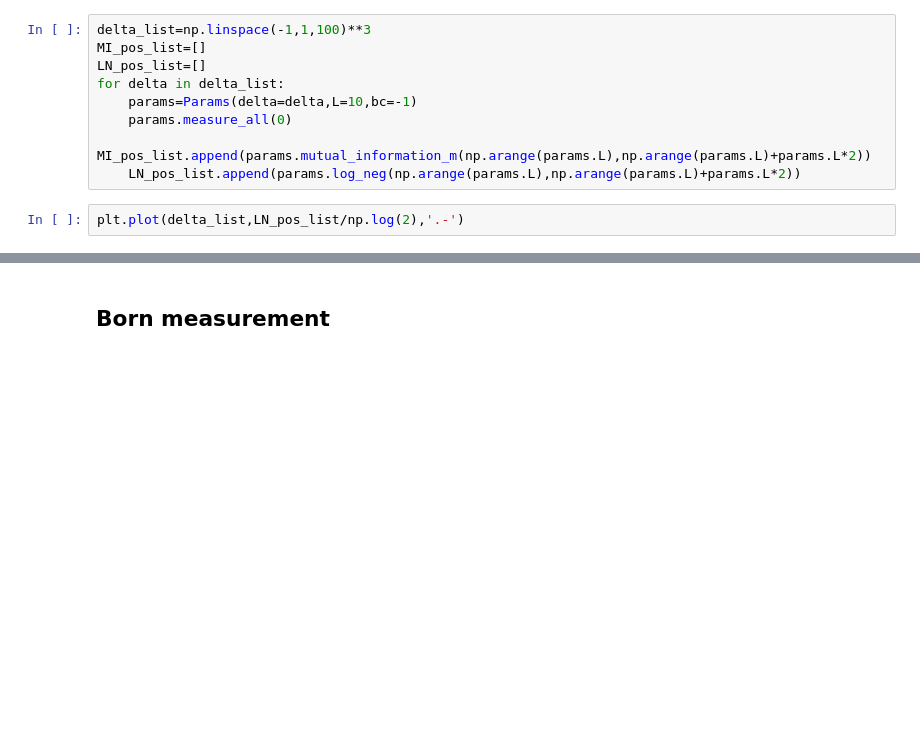
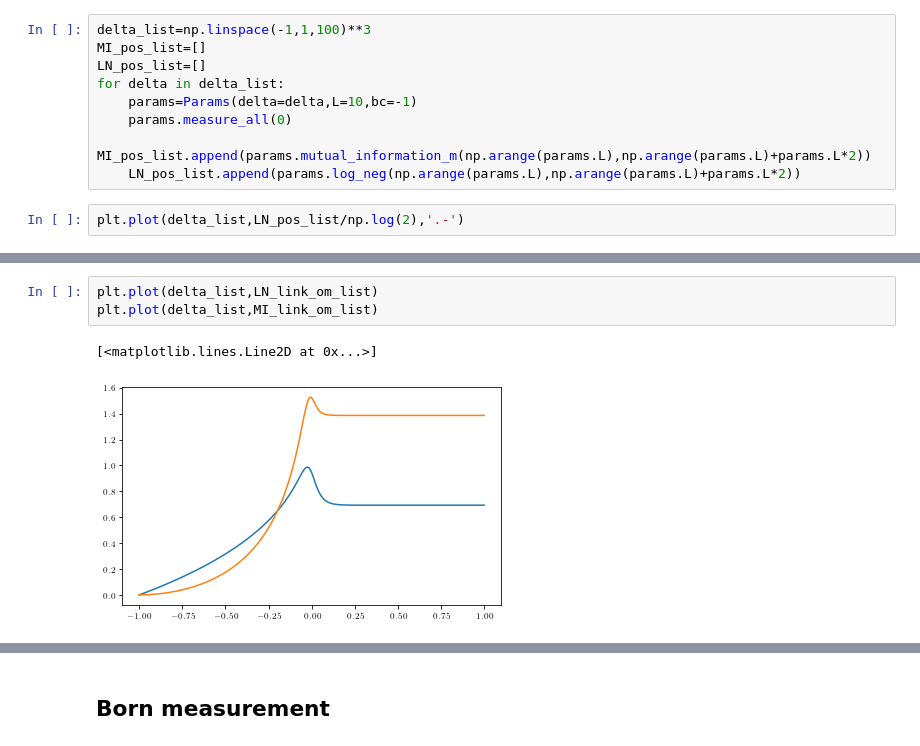
Before and after one commit to hainingpan/SPT, a Jupyter notebook: test_ssh.ipynb, the cells around one changed output, grey strips where cells are left out. Drawn from its saved outputs; the diff is of its cells as text; blank space fills up the shorter version.

```diff
--- a/test_ssh.ipynb
+++ b/test_ssh.ipynb
@@ -739,0 +958,6 @@ for d_i,delta in enumerate(delta_list):
+# %%
+plt.plot(delta_list,LN_link_om_list)
+plt.plot(delta_list,MI_link_om_list)
+# %% [output]
+[<matplotlib.lines.Line2D at 0x...>]
+[figure, added]
```
Also changed, not shown: parts of 45 cells of this notebook, 3 other files.
